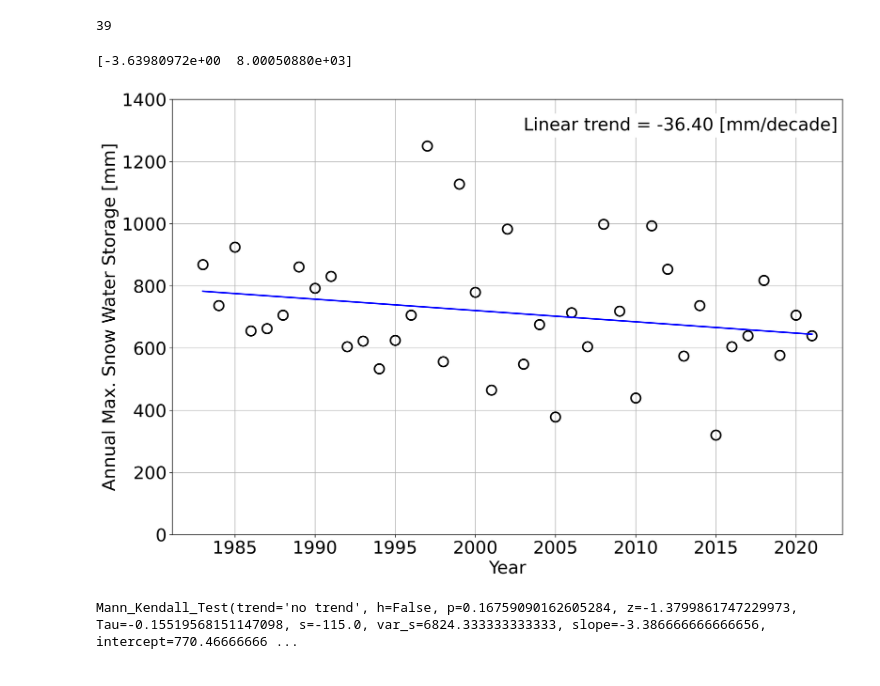
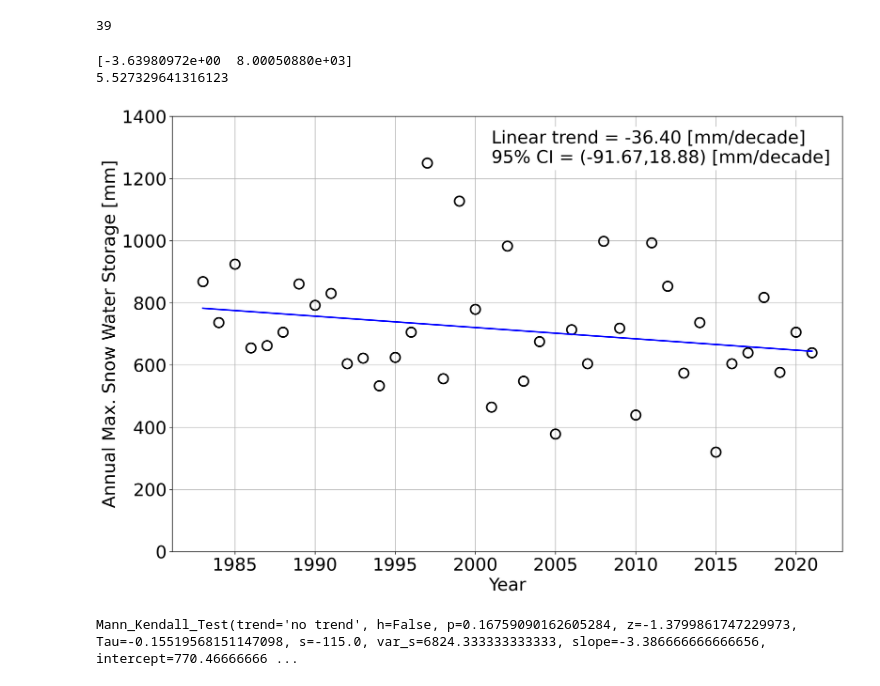
Before and after one commit to LejoFlores/CdA_WatershedAnalysis, a Jupyter notebook: Spokane_Basin_SWE/PlotSpokaneHistorical_SWE.ipynb, the cells around one changed output. Saved outputs shown, nothing was run; the diff lists cells and outputs as text; code cells hidden in the pictures.

Commit message:
add CIs to snow plot

```diff
--- a/Spokane_Basin_SWE/PlotSpokaneHistorical_SWE.ipynb
+++ b/Spokane_Basin_SWE/PlotSpokaneHistorical_SWE.ipynb
@@ -160,28 +161,40 @@ predict = np.poly1d(model)
 print(model)
 
 max_swe_linear = predict(years)
+
+slope, intercept, r_value, p_value, std_err = scipy.stats.linregress(years,max_swe_ts)
+
+confidence_interval = 2.02*std_err
+
+print(confidence_interval)
+
+lower_ci = model[0] - confidence_interval
+upper_ci = model[0] + confidence_interval
 # %% [output]
 [-3.63980972e+00  8.00050880e+03]
+5.527329641316123
 # %%
-Eq_label = 'Linear trend = '+'{:.02f}'.format(model[0]*10)+' [mm/decade]'
+Eq_label = 'Linear trend = '+'{:.02f}'.format(model[0]*10)+' [mm/decade]\n' \
+    +'95% CI = ('+'{:.02f}'.format(lower_ci*10)+','+'{:.02f}'.format(upper_ci*10)+') [mm/decade]'
+
 
 plt.figure(figsize=(15,10),dpi=300)
 plt.rcParams.update({'font.size': 22})
 
 plt.plot(years,max_swe_ts,'ko', markersize=12, markerfacecolor='None',
          markeredgewidth=2)
 plt.plot(years,max_swe_linear,'b-', linewidth=2)
 plt.ylim(0,1400)
 
 plt.grid('on')
 plt.ylabel('Annual Max. Snow Water Storage [mm]')
 plt.xlabel('Year')
-tb = plt.text(2003, 1300, Eq_label)
+tb = plt.text(2001, 1250, Eq_label)
 tb.set_bbox(dict(facecolor='w', alpha=1, edgecolor='w'))
 plt.savefig('Spokane_SWE_trend.png', bbox_inches='tight')
 plt.show()
 # %% [output]
-[figure, old version]
+[figure, new version]
 # %%
 mk.original_test(max_swe_ts)
 # %% [output]
```
Also changed, not shown: parts of 1 cell of this notebook, 1 other file.
